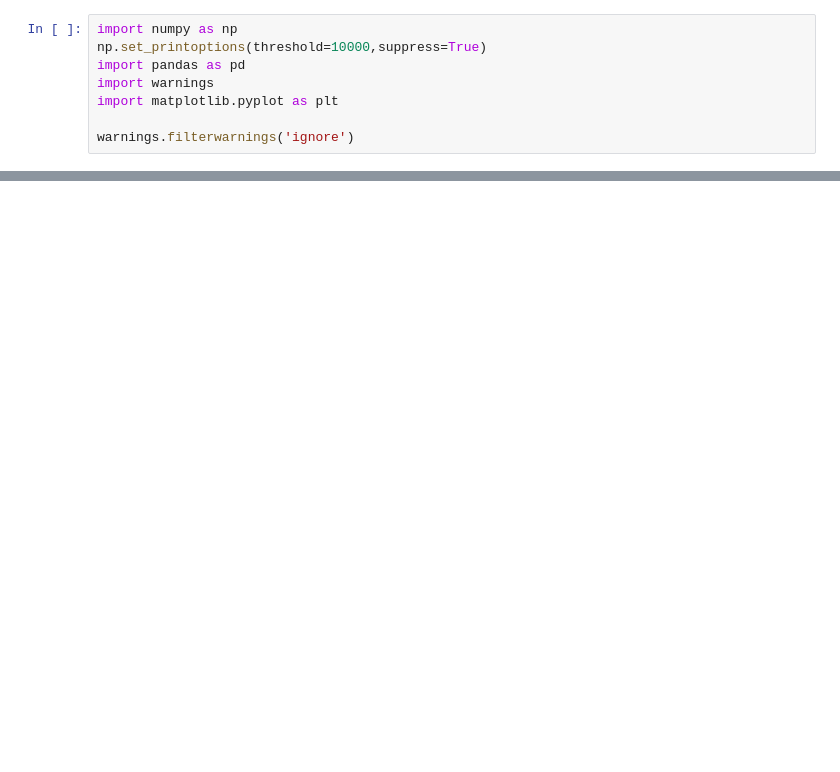
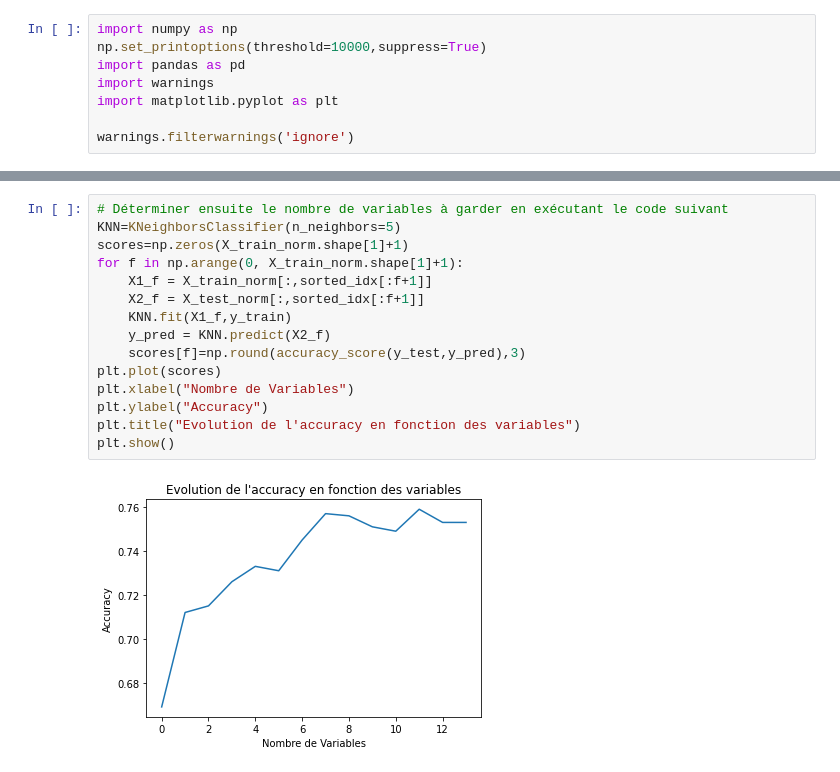
Before and after one commit to Affadine/credit_scoring, a Jupyter notebook: TP-SA-HAMAT_GLASS.ipynb, the cells around one changed output, grey strips where cells are left out. Saved outputs shown, nothing was run; the diff lists cells and outputs as text; blank space fills up the shorter version.

```diff
--- a/TP-SA-HAMAT_GLASS.ipynb
+++ b/TP-SA-HAMAT_GLASS.ipynb
@@ -238,0 +154,17 @@ Perceptron multi couches avec ACP  : Accuracy   77.51 Precision 83.01
+# %%
+# Déterminer ensuite le nombre de variables à garder en exécutant le code suivant
+KNN=KNeighborsClassifier(n_neighbors=5)
+scores=np.zeros(X_train_norm.shape[1]+1)
+for f in np.arange(0, X_train_norm.shape[1]+1):
+    X1_f = X_train_norm[:,sorted_idx[:f+1]]
+    X2_f = X_test_norm[:,sorted_idx[:f+1]]
+    KNN.fit(X1_f,y_train)
+    y_pred = KNN.predict(X2_f)
+    scores[f]=np.round(accuracy_score(y_test,y_pred),3)
+plt.plot(scores)
+plt.xlabel("Nombre de Variables")
+plt.ylabel("Accuracy")
+plt.title("Evolution de l'accuracy en fonction des variables")
+plt.show()
+# %% [output]
+[figure, added]
```
Also changed, not shown: parts of 35 cells of this notebook.
